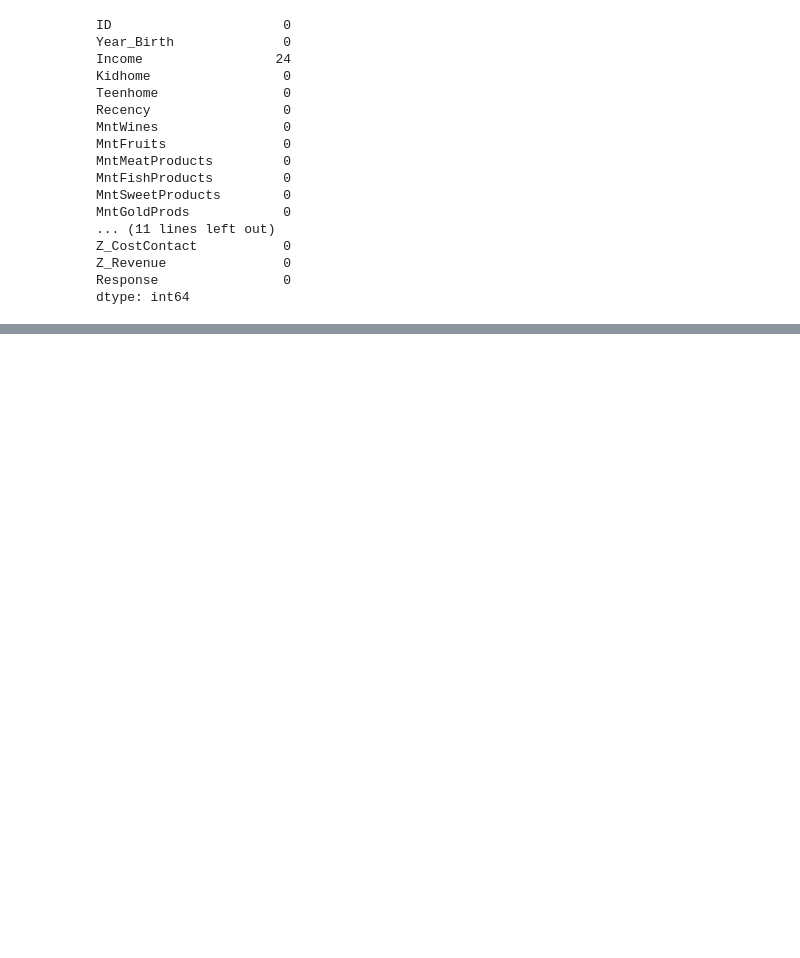
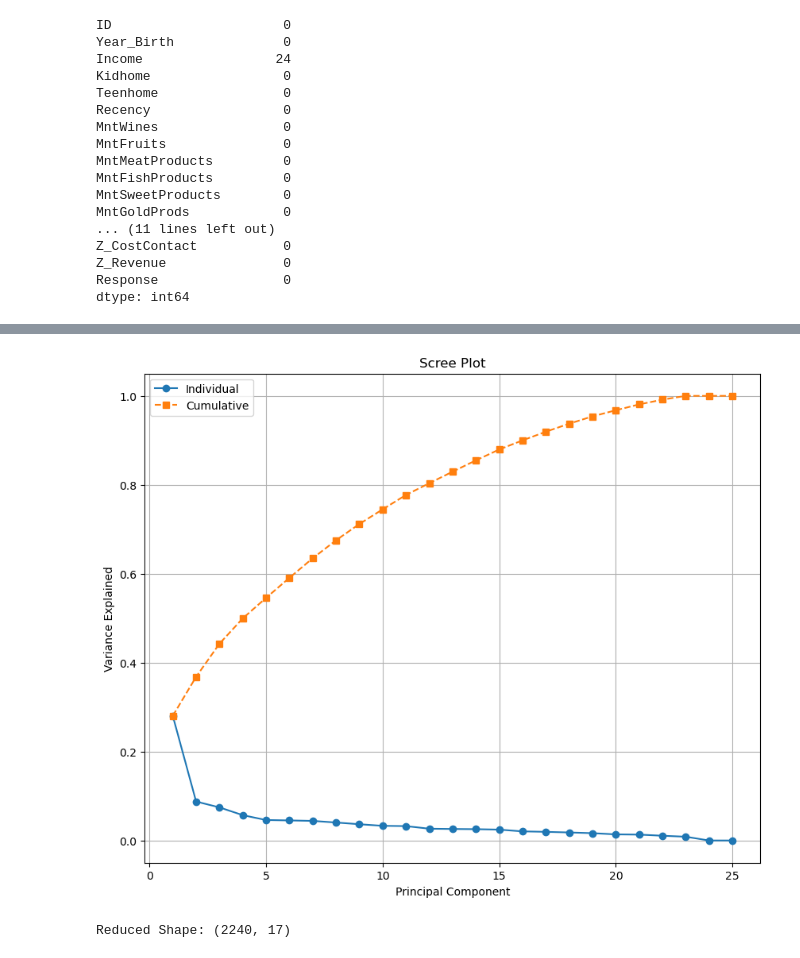
Before and after one commit to nihaar06/Unsupervised-Machine-Learning, a Jupyter notebook: PCA/marketing_pca.ipynb, the cells around one changed output, grey strips where cells are left out. Saved outputs shown, nothing was run; the diff lists cells and outputs as text; code cells hidden in the pictures; blank space fills up the shorter version.

```diff
--- a/PCA/marketing_pca.ipynb
+++ b/PCA/marketing_pca.ipynb
@@ -79,5 +75,20 @@ X_s=scaler.fit_transform(X)
 # %%
 pca=PCA()
 X_pca=pca.fit_transform(X_s)
-plt.figure(figsize(10,8))
-plt.plot(range(1,len(X_pca.explained_variance_ratio_)+1),X_pca.explained)
+plt.figure(figsize=(10,8))
+plt.plot(range(1,len(pca.explained_variance_ratio_)+1),pca.explained_variance_ratio_,'o-',label='Individual')
+plt.plot(range(1,len(pca.explained_variance_ratio_)+1),pca.explained_variance_ratio_.cumsum(),'s--',label='Cumulative')
+plt.xlabel('Principal Component')
+plt.ylabel('Variance Explained')
+plt.title('Scree Plot')
+plt.legend()
+plt.grid()
+plt.show()
+# %% [output]
+[figure, added]
+# %%
+pca_90=PCA(n_components=0.9)
+X_pca_90=pca_90.fit_transform(X_s)
+print("Reduced Shape:",X_pca_90.shape)
+# %% [output]
+Reduced Shape: (2240, 17)
```
Also changed, not shown: parts of 2 cells of this notebook, 12 other files.
